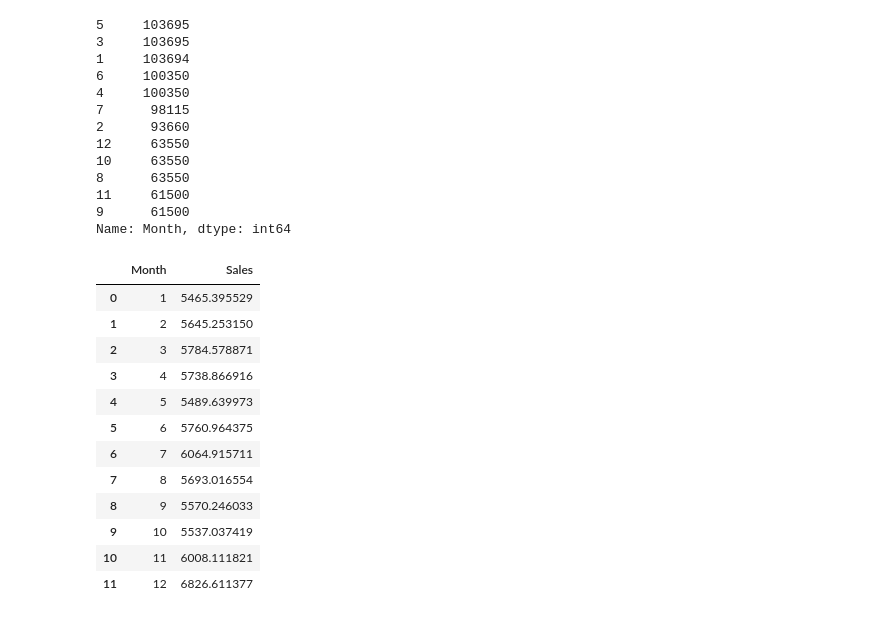
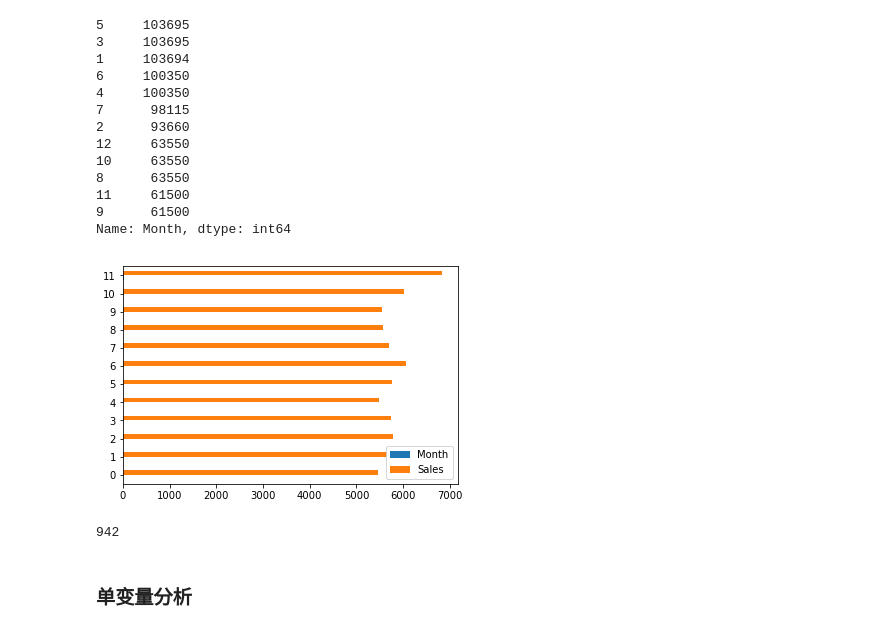
Before and after one commit to xueweiyema/ForecastRossmannStoreSales, a Jupyter notebook: proposal.ipynb, the cells around one changed output. Drawn from its saved outputs; the diff is of its cells as text; code cells hidden in the pictures.

```diff
--- a/proposal.ipynb
+++ b/proposal.ipynb
@@ -148,17 +189,17 @@ Name: Month, dtype: int64
 # %%
 # 按月份sum销售额
 new_train[['Month','Sales']].groupby('Month',as_index=False).mean().sort_values('Month')
+month_sales=new_train[['Month','Sales']].groupby('Month',as_index=False).mean().sort_values('Month')
+month_sales.plot(kind='barh',rot=0)
+plt.show()
 # %% [output]
-|  | Month | Sales |
-| 0 | 1 | 5465.395529 |
-| 1 | 2 | 5645.253150 |
-| 2 | 3 | 5784.578871 |
-| 3 | 4 | 5738.866916 |
-| 4 | 5 | 5489.639973 |
-| 5 | 6 | 5760.964375 |
-| 6 | 7 | 6064.915711 |
-| 7 | 8 | 5693.016554 |
-| 8 | 9 | 5570.246033 |
-| 9 | 10 | 5537.037419 |
-| 10 | 11 | 6008.111821 |
-| 11 | 12 | 6826.611377 |
+[figure, added]
+# %%
+data_counts=new_train['Date'].value_counts()
+print(len(data_counts))
+# data_counts.plot(kind='barh',rot=0)
+# plt.show()
+# %% [output]
+942
+# %% [markdown]
+### 单变量分析
```
Also changed, not shown: parts of 9 cells of this notebook.
